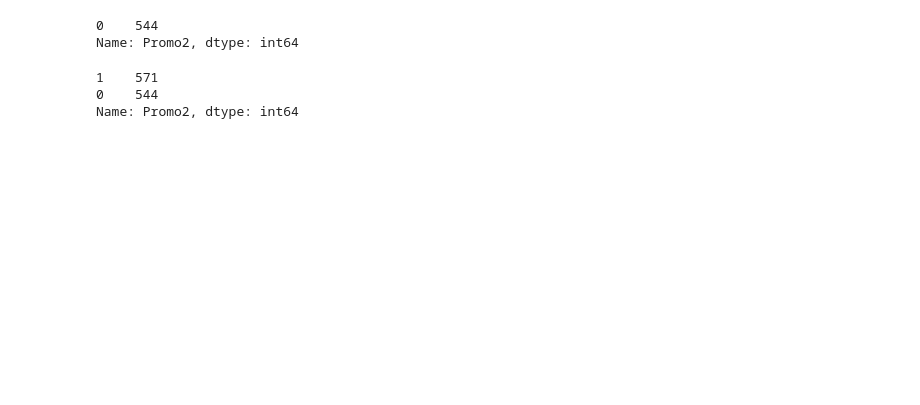
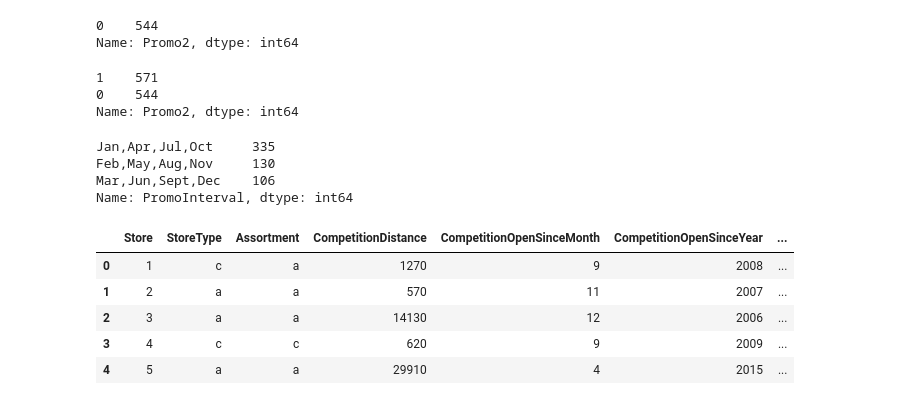
Before and after one commit to xueweiyema/ForecastRossmannStoreSales, a Jupyter notebook: script/Rossmann.ipynb, the cells around one changed output. Saved outputs shown, nothing was run; the diff lists cells and outputs as text; code cells hidden in the pictures; blank space fills up the shorter version.

```diff
--- a/script/Rossmann.ipynb
+++ b/script/Rossmann.ipynb
@@ -127,9 +135,11 @@ plt.show()
 # %% [output]
 [figure]
 # %%
-#根据情况将291，622，879的CompetitionDistance距离改为99999并转化为int型
+#根据情况将291，622，879的CompetitionDistance距离改为99999并转化为int型，将其CompetitionOpenSinceYear特征改为一个未来值
 store['CompetitionDistance']=store['CompetitionDistance'].fillna(99999)
 store['CompetitionDistance']=store['CompetitionDistance'].astype(int)
+# store.query('Store in (291,622,879)')['CompetitionOpenSinceYear']=2030
+store.loc[(store['Store']==291)|(store['Store']==622)|(store['Store']==879),'CompetitionOpenSinceYear']=2030
 # %%
 # CompetitionOpenSinceMonth和CompetitionOpenSinceYear的缺失值
 # 判断是否缺失的商店是同一个，输出同时为NaN的商店个数
@@ -139,7 +149,7 @@ print(len(store.query('CompetitionOpenSinceMonth=="NaN"&CompetitionOpenSinceYear
 # %%
 # 1115-354=761所以均为同时为Nan，那就设置为一个较早的时间，认为是早已经开业的商店,并设置为int型
 store['CompetitionOpenSinceYear']=store['CompetitionOpenSinceYear'].fillna(2010)
-store['CompetitionOpenSinceMonth']=store['CompetitionOpenSinceMonth'].fillna(1)
+store['CompetitionOpenSinceMonth']=store['CompetitionOpenSinceMonth'].fillna(0)
 store['CompetitionOpenSinceYear']=store['CompetitionOpenSinceYear'].astype(int)
 store['CompetitionOpenSinceMonth']=store['CompetitionOpenSinceMonth'].astype(int)
 # %%
@@ -166,3 +172,27 @@ store['Promo2'].value_counts()
 1    571
 0    544
 Name: Promo2, dtype: int64
+# %%
+# 将Promo2SinceYear设置为一个未来的时间，Promo2SinceWeek设置为1
+store['Promo2SinceWeek']=store['Promo2SinceWeek'].fillna(0)
+store['Promo2SinceYear']=store['Promo2SinceYear'].fillna(2030)
+store['Promo2SinceWeek']=store['Promo2SinceWeek'].astype(int)
+store['Promo2SinceYear']=store['Promo2SinceYear'].astype(int)
+# %%
+#处理PromoInterval,
+print(store['PromoInterval'].value_counts())
+num_month = {'Jan,Apr,Jul,Oct':'0,3,6,9','Feb,May,Aug,Nov':'1,4,7,10','Mar,Jun,Sept,Dec':'2,5,8,11'}
+store['PromoInterval'] =store['PromoInterval'].map(num_month)
+store['PromoInterval']=store['PromoInterval'].fillna('0,0,0,0')
+store.head()
+# %% [output]
+Jan,Apr,Jul,Oct     335
+Feb,May,Aug,Nov     130
+Mar,Jun,Sept,Dec    106
+Name: PromoInterval, dtype: int64
+|  | Store | StoreType | Assortment | CompetitionDistance | CompetitionOpenSinceMonth | CompetitionOpenSinceYear | ... |
+| 0 | 1 | c | a | 1270 | 9 | 2008 | ... |
+| 1 | 2 | a | a | 570 | 11 | 2007 | ... |
+| 2 | 3 | a | a | 14130 | 12 | 2006 | ... |
+| 3 | 4 | c | c | 620 | 9 | 2009 | ... |
+| 4 | 5 | a | a | 29910 | 4 | 2015 | ... |
```
Also changed, not shown: parts of 28 cells of this notebook.
